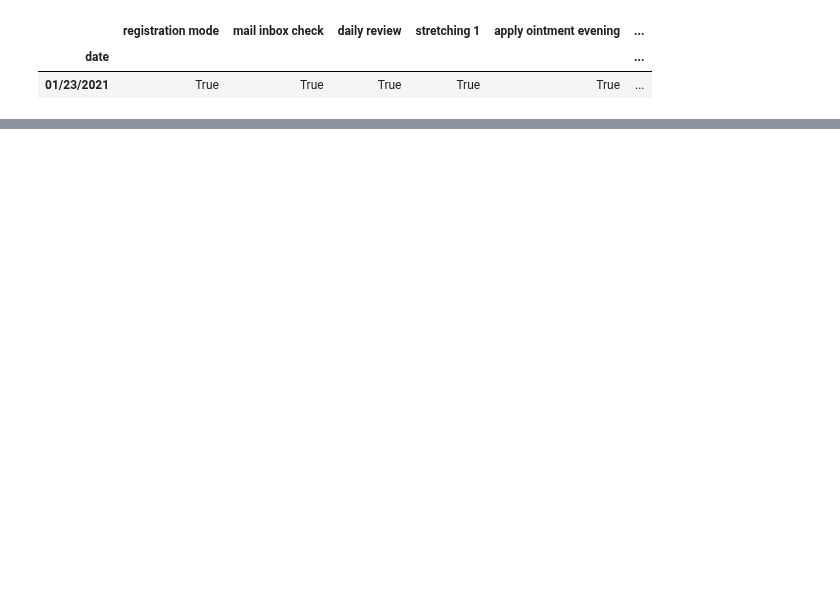
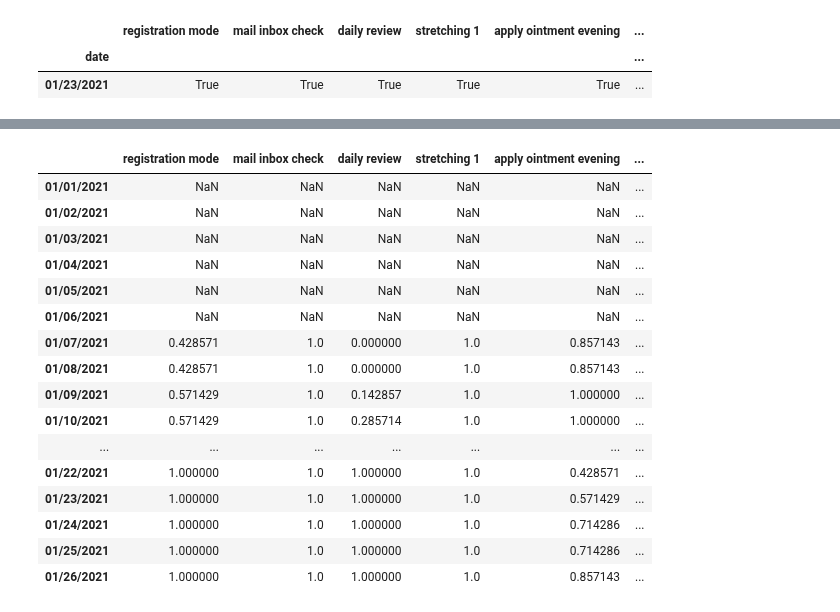
Before and after one commit to RutgerVanBeek/todoist_habit_tracker, a Jupyter notebook: examples/completed_tasks.ipynb, the cells around one changed output, grey strips where cells are left out. Saved outputs shown, nothing was run; the diff lists cells and outputs as text; code cells hidden in the pictures; blank space fills up the shorter version.

```diff
--- a/examples/completed_tasks.ipynb
+++ b/examples/completed_tasks.ipynb
@@ -21,9 +21,12 @@ def append_data(succes_dict):
 # %%
 LABEL = 'habit_automatic'
 todoist = init_todoist()
+
+TEST_PROJECT='habit_tracker_test'
+project_id = todoist.get_project_by_name(TEST_PROJECT)['id']
 # open data file
 label_id = todoist.get_label_by_name(LABEL)['id']
-habits = todoist.filter_tasks(lambda task: label_id in task['labels'])
+habits = todoist.filter_tasks(lambda task: (label_id in task['labels']) and (project_id != task['project_id']))
 habit_objects = [Habit(habit, todoist, label_id) for habit in habits]
 succes = {}
 for habit in habit_objects:
@@ -72,3 +89,7 @@ df_test
 |  | registration mode | mail inbox check | daily review | stretching 1 | apply ointment evening | ... |
 | date |  |  |  |  |  | ... |
 | 01/23/2021 | True | True | True | True | True | ... |
+# %%
+year=2021
+month=1
+comp_task = [todoist.get_completed_tasks(year=year, month=month, day=day)['items'] for day in range(1, 27)]
@@ -74,0 +116,9 @@ df_test
+# %%
+import re
+results = {}
+for habit in habit_objects:
+    results[str(habit)]= {}
+    for day in range(1, 27):
+        contents = [re.sub('@.* ', '', c['content']) for c in comp_task[day-1]]
+        contents = [re.sub('@.*', '', c).strip() for c in contents]
+        results[str(habit)][datetime(year=2021, month=1, day=day).strftime('%d/%m/%Y')] = habit.content in contents
@@ -74,0 +145,22 @@ df_test
+# %%
+res = pd.DataFrame(results)
+# %%
+res.rolling(window=7, min_periods=7).mean()
+# %% [output]
+|  | registration mode | mail inbox check | daily review | stretching 1 | apply ointment evening | ... |
+| 01/01/2021 | NaN | NaN | NaN | NaN | NaN | ... |
+| 01/02/2021 | NaN | NaN | NaN | NaN | NaN | ... |
+| 01/03/2021 | NaN | NaN | NaN | NaN | NaN | ... |
+| 01/04/2021 | NaN | NaN | NaN | NaN | NaN | ... |
+| 01/05/2021 | NaN | NaN | NaN | NaN | NaN | ... |
+| 01/06/2021 | NaN | NaN | NaN | NaN | NaN | ... |
+| 01/07/2021 | 0.428571 | 1.0 | 0.000000 | 1.0 | 0.857143 | ... |
+| 01/08/2021 | 0.428571 | 1.0 | 0.000000 | 1.0 | 0.857143 | ... |
+| 01/09/2021 | 0.571429 | 1.0 | 0.142857 | 1.0 | 1.000000 | ... |
+| 01/10/2021 | 0.571429 | 1.0 | 0.285714 | 1.0 | 1.000000 | ... |
+| ... | ... | ... | ... | ... | ... | ... |
+| 01/22/2021 | 1.000000 | 1.0 | 1.000000 | 1.0 | 0.428571 | ... |
+| 01/23/2021 | 1.000000 | 1.0 | 1.000000 | 1.0 | 0.571429 | ... |
+| 01/24/2021 | 1.000000 | 1.0 | 1.000000 | 1.0 | 0.714286 | ... |
+| 01/25/2021 | 1.000000 | 1.0 | 1.000000 | 1.0 | 0.714286 | ... |
+| 01/26/2021 | 1.000000 | 1.0 | 1.000000 | 1.0 | 0.857143 | ... |
```
Also changed, not shown: parts of 8 cells of this notebook, 2 other files.
